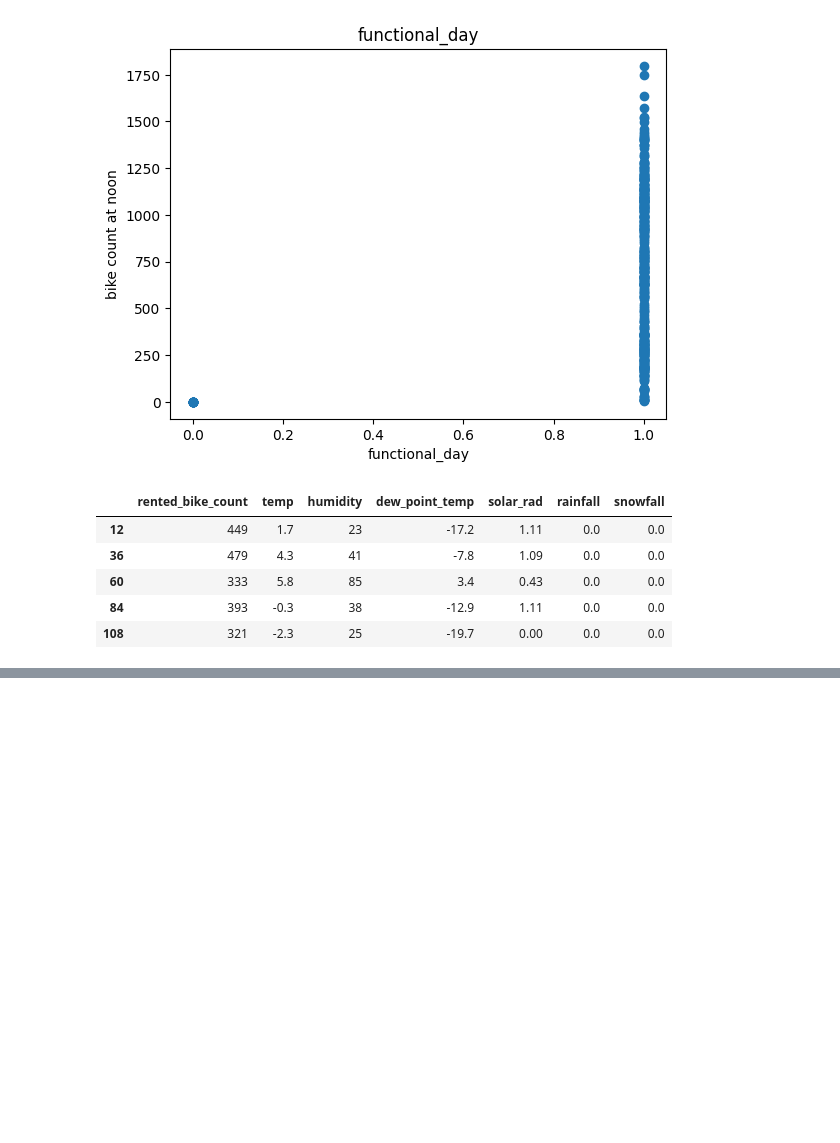
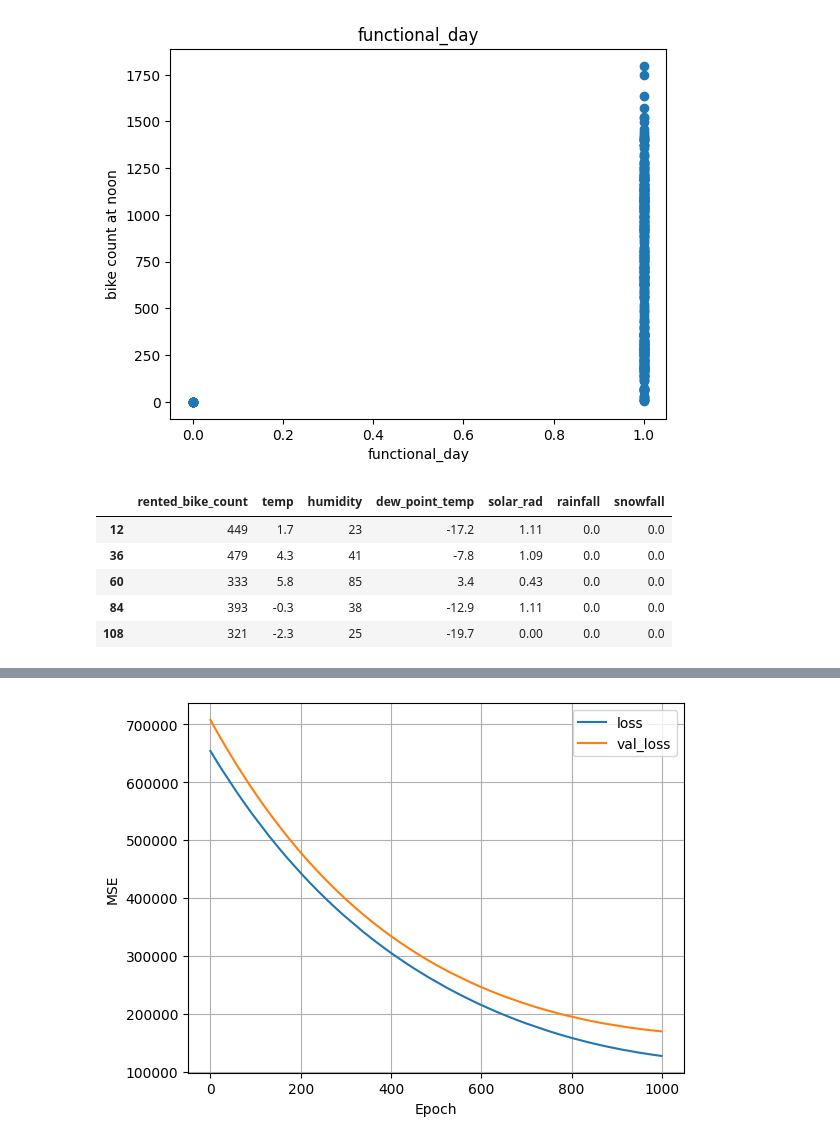
Before and after one commit to NNoorFatima/Machine-Learning, a Jupyter notebook: ML_02.ipynb, the cells around one changed output, grey strips where cells are left out. Drawn from its saved outputs; the diff is of its cells as text; code cells hidden in the pictures; blank space fills up the shorter version.

```diff
--- a/ML_02.ipynb
+++ b/ML_02.ipynb
@@ -111,0 +162,21 @@ _,X_test, y_test = get_xy(test, "rented_bike_count", x_labels=["temp"])
+# %%
+temp_normal= tf.keras.layers.Normalization(input_shape=(1,), axis=None)
+temp_normal.adapt(X_train.reshape(-1))
+# %%
+temp_nn_model= tf.keras.Sequential([
+    temp_normal,
+    tf.keras.layers.Dense(1)
+])
+# %%
+temp_nn_model.compile(optimizer=tf.keras.optimizers.Adam(learning_rate=0.1),loss='mean_squared_error')
+# %%
+history = temp_nn_model.fit(
+    X_train.reshape(-1), y_train,
+    verbose=0,
+    epochs= 1000,
+    validation_data=(X_val, y_val)
+)
+# %%
+plt_loss(history)
+# %% [output]
+[figure, added]
```
Also changed, not shown: parts of 16 cells of this notebook.
